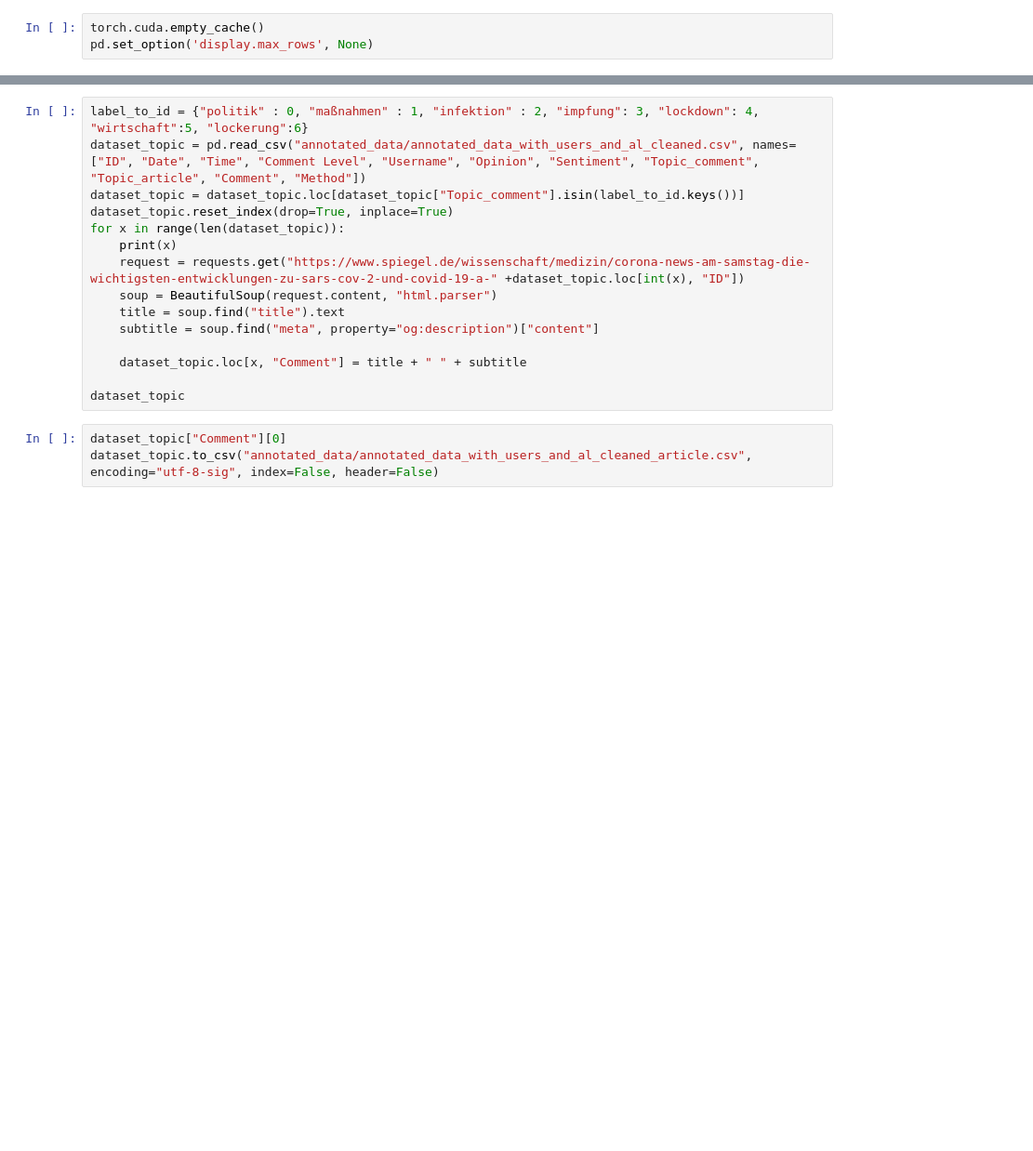
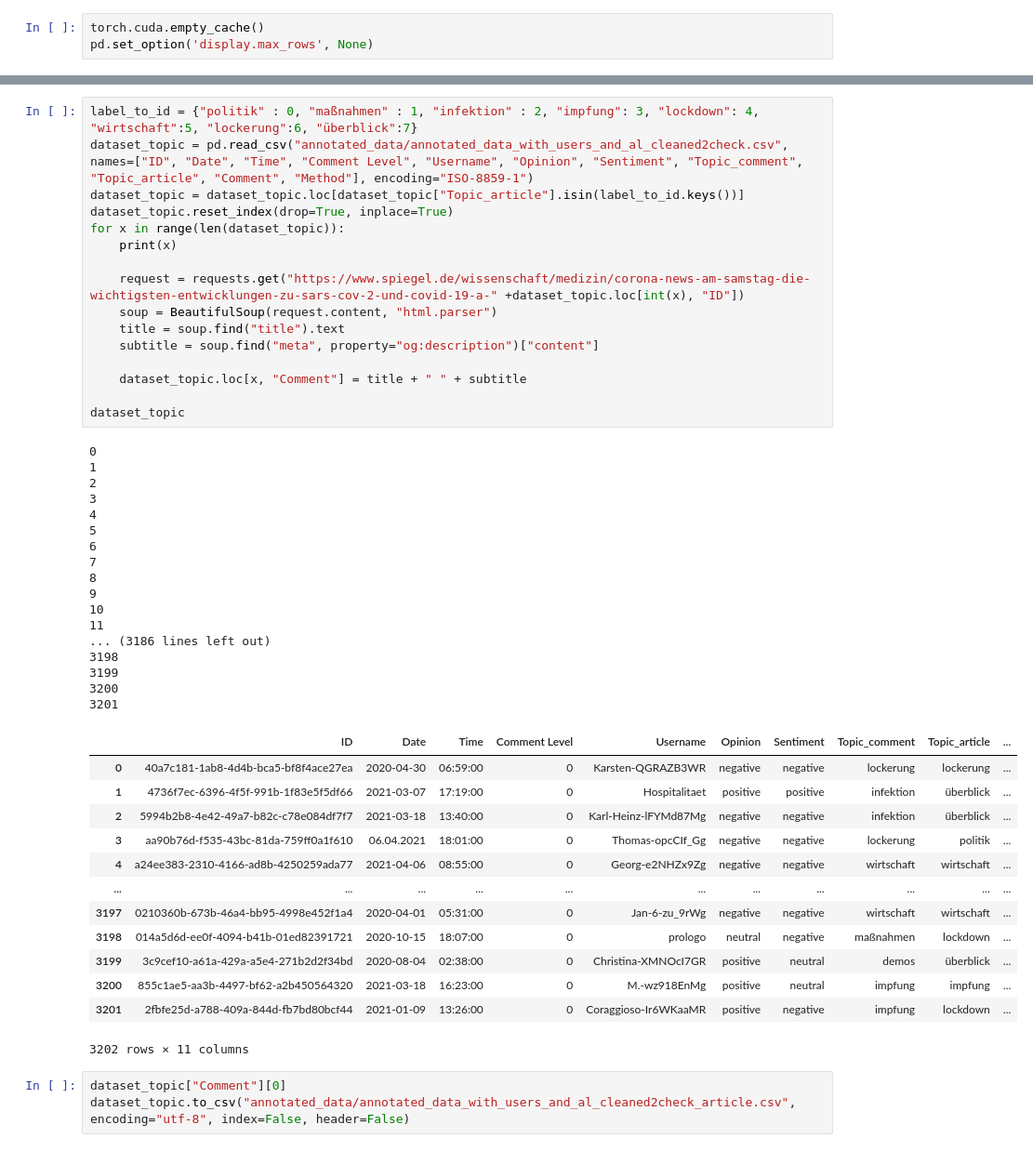
Before and after one commit to KirchnerS/Masterarbeit, a Jupyter notebook: eintest.ipynb, the cells around one changed output, grey strips where cells are left out. Shown at 93% size. Cells and saved outputs as stored; diff of their text form; blank space fills up the shorter version.

Commit message:
TopicTrainer und Scraper neu

```diff
--- a/eintest.ipynb
+++ b/eintest.ipynb
@@ -70,21 +75,53 @@ Name: Comment, dtype: object
 # %%
-label_to_id = {"politik" : 0, "maßnahmen" : 1, "infektion" : 2, "impfung": 3, "lockdown": 4, "wirtschaft":5, "lockerung":6}
-dataset_topic = pd.read_csv("annotated_data/annotated_data_with_users_and_al_cleaned.csv", names=["ID", "Date", "Time", "Comment Level", "Username", "Opinion", "Sentiment", "Topic_comment", "Topic_article", "Comment", "Method"])
-dataset_topic = dataset_topic.loc[dataset_topic["Topic_comment"].isin(label_to_id.keys())]
+label_to_id = {"politik" : 0, "maßnahmen" : 1, "infektion" : 2, "impfung": 3, "lockdown": 4, "wirtschaft":5, "lockerung":6, "überblick":7}
+dataset_topic = pd.read_csv("annotated_data/annotated_data_with_users_and_al_cleaned2check.csv", names=["ID", "Date", "Time", "Comment Level", "Username", "Opinion", "Sentiment", "Topic_comment", "Topic_article", "Comment", "Method"], encoding="ISO-8859-1")
+dataset_topic = dataset_topic.loc[dataset_topic["Topic_article"].isin(label_to_id.keys())]
 dataset_topic.reset_index(drop=True, inplace=True)
 for x in range(len(dataset_topic)):
     print(x)
+
     request = requests.get("https://www.spiegel.de/wissenschaft/medizin/corona-news-am-samstag-die-wichtigsten-entwicklungen-zu-sars-cov-2-und-covid-19-a-" +dataset_topic.loc[int(x), "ID"])
     soup = BeautifulSoup(request.content, "html.parser")
     title = soup.find("title").text
     subtitle = soup.find("meta", property="og:description")["content"]
 
     dataset_topic.loc[x, "Comment"] = title + " " + subtitle
 
 dataset_topic
+# %% [output]
+0
+1
+2
+3
+4
+5
+6
+7
+8
+9
+10
+11
+... (3186 lines left out)
+3198
+3199
+3200
+3201
+|  | ID | Date | Time | Comment Level | Username | Opinion | Sentiment | Topic_comment | Topic_article | ... |
+| 0 | 40a7c181-1ab8-4d4b-bca5-bf8f4ace27ea | 2020-04-30 | 06:59:00 | 0 | Karsten-QGRAZB3WR | negative | negative | lockerung | lockerung | ... |
+| 1 | 4736f7ec-6396-4f5f-991b-1f83e5f5df66 | 2021-03-07 | 17:19:00 | 0 | Hospitalitaet | positive | positive | infektion | überblick | ... |
+| 2 | 5994b2b8-4e42-49a7-b82c-c78e084df7f7 | 2021-03-18 | 13:40:00 | 0 | Karl-Heinz-lFYMd87Mg | negative | negative | infektion | überblick | ... |
+| 3 | aa90b76d-f535-43bc-81da-759ff0a1f610 | 06.04.2021 | 18:01:00 | 0 | Thomas-opcCIf_Gg | negative | negative | lockerung | politik | ... |
+| 4 | a24ee383-2310-4166-ad8b-4250259ada77 | 2021-04-06 | 08:55:00 | 0 | Georg-e2NHZx9Zg | negative | negative | wirtschaft | wirtschaft | ... |
+| ... | ... | ... | ... | ... | ... | ... | ... | ... | ... | ... |
+| 3197 | 0210360b-673b-46a4-bb95-4998e452f1a4 | 2020-04-01 | 05:31:00 | 0 | Jan-6-zu_9rWg | negative | negative | wirtschaft | wirtschaft | ... |
+| 3198 | 014a5d6d-ee0f-4094-b41b-01ed82391721 | 2020-10-15 | 18:07:00 | 0 | prologo | neutral | negative | maßnahmen | lockdown | ... |
+| 3199 | 3c9cef10-a61a-429a-a5e4-271b2d2f34bd | 2020-08-04 | 02:38:00 | 0 | Christina-XMNOcI7GR | positive | neutral | demos | überblick | ... |
+| 3200 | 855c1ae5-aa3b-4497-bf62-a2b450564320 | 2021-03-18 | 16:23:00 | 0 | M.-wz918EnMg | positive | neutral | impfung | impfung | ... |
+| 3201 | 2fbfe25d-a788-409a-844d-fb7bd80bcf44 | 2021-01-09 | 13:26:00 | 0 | Coraggioso-Ir6WKaaMR | positive | negative | impfung | lockdown | ... |
+3202 rows × 11 columns
 # %%
 dataset_topic["Comment"][0]
-dataset_topic.to_csv("annotated_data/annotated_data_with_users_and_al_cleaned_article.csv", encoding="utf-8-sig", index=False, header=False)
+dataset_topic.to_csv("annotated_data/annotated_data_with_users_and_al_cleaned2check_article.csv", encoding="utf-8", index=False, header=False)
 # %%
 data_text = []
 data_labels = []
```
Also changed, not shown: parts of 16 cells of this notebook.
